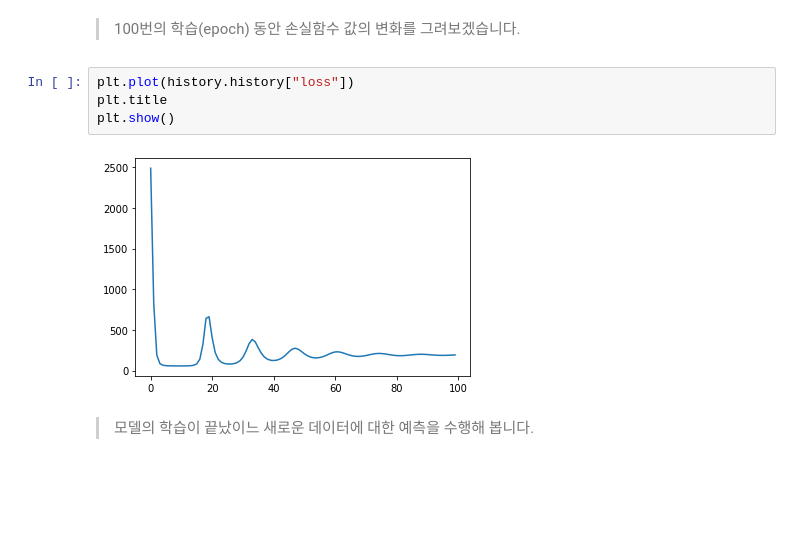
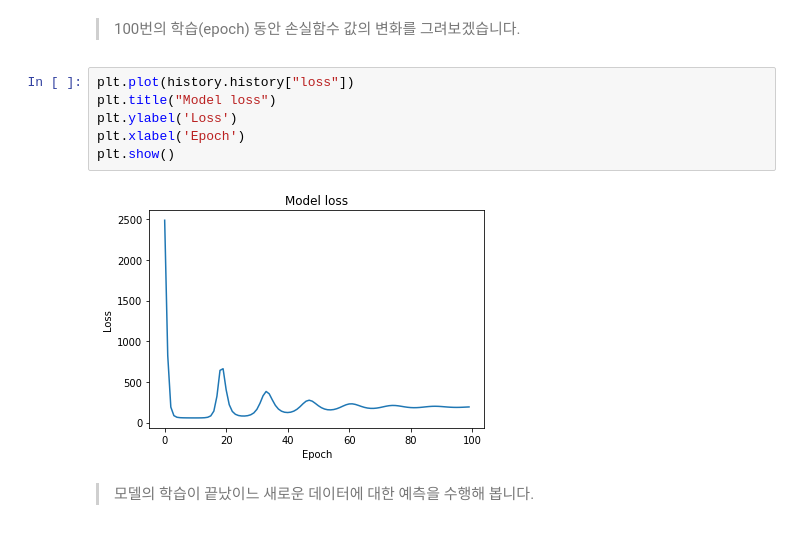
Before and after one commit to sturu1/git-first, a Jupyter notebook: Copy_of_sung_lec02_multilinear_regression(2)2020_06_11오후수업3.ipynb, the cells around one changed output. Cells and saved outputs as stored; diff of their text form; blank space fills up the shorter version.

```diff
--- a/Copy_of_sung_lec02_multilinear_regression(2)2020_06_11오후수업3.ipynb
+++ b/Copy_of_sung_lec02_multilinear_regression(2)2020_06_11오후수업3.ipynb
@@ -131,9 +131,11 @@ import matplotlib.pyplot as plt
 > 100번의 학습(epoch) 동안 손실함수 값의 변화를 그려보겠습니다.
 # %%
 plt.plot(history.history["loss"])
-plt.title
+plt.title("Model loss")
+plt.ylabel('Loss')
+plt.xlabel('Epoch')
 plt.show()
 # %% [output]
-[figure, old version]
+[figure, new version]
 # %% [markdown]
 > 모델의 학습이 끝났이느 새로운 데이터에 대한 예측을 수행해 봅니다.
```
